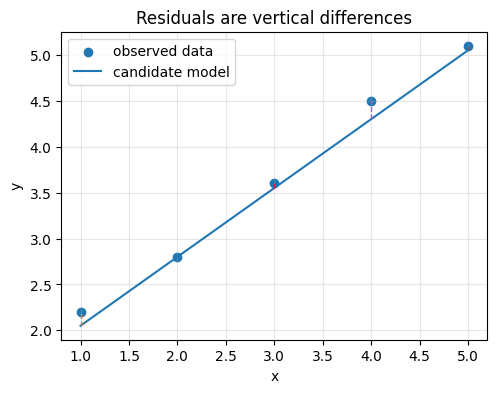
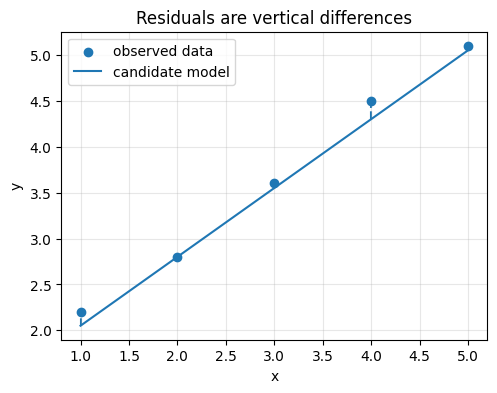
The notebook cell's code change between the first figure and the second:
--- before
+++ after
@@ -1,12 +1,20 @@
 fig, ax = plt.subplots(figsize=(5.5, 4))
 
-ax.scatter(x, y, label="observed data")
+ax.scatter(x, y, label="observed data", zorder=3)
 
 x_line = np.linspace(x.min(), x.max(), 100)
 y_line = m * x_line + c
-ax.plot(x_line, y_line, label="candidate model")
+ax.plot(x_line, y_line, label="candidate model", zorder=2)
 
+# Each vertical segment shows one residual: y_i - y_hat_i.
 for x_i, y_i, y_hat_i in zip(x, y, y_hat_matrix):
-    ax.plot([x_i, x_i], [y_hat_i, y_i], linestyle="--", linewidth=1)
+    ax.vlines(
+        x=x_i,
+        ymin=min(y_i, y_hat_i),
+        ymax=max(y_i, y_hat_i),
+        linestyles="--",
+        linewidth=1.5,
+        zorder=1,
+    )
 
 ax.set_title("Residuals are vertical differences")

Commit: Further review work around maths refresh 8